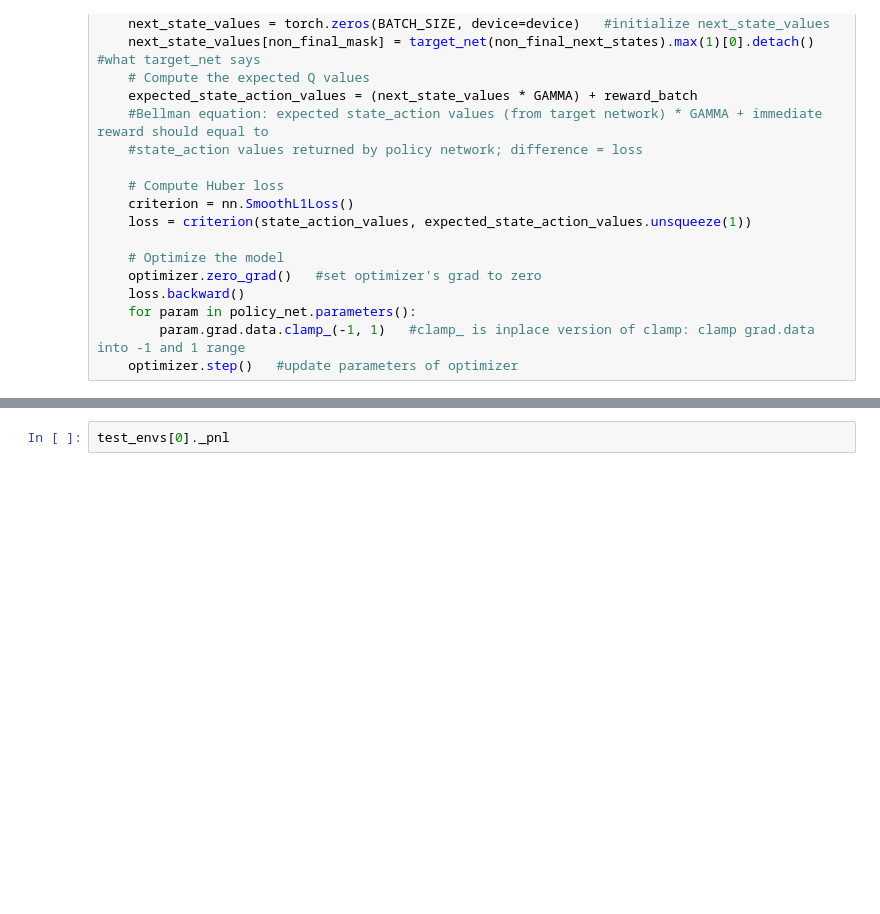
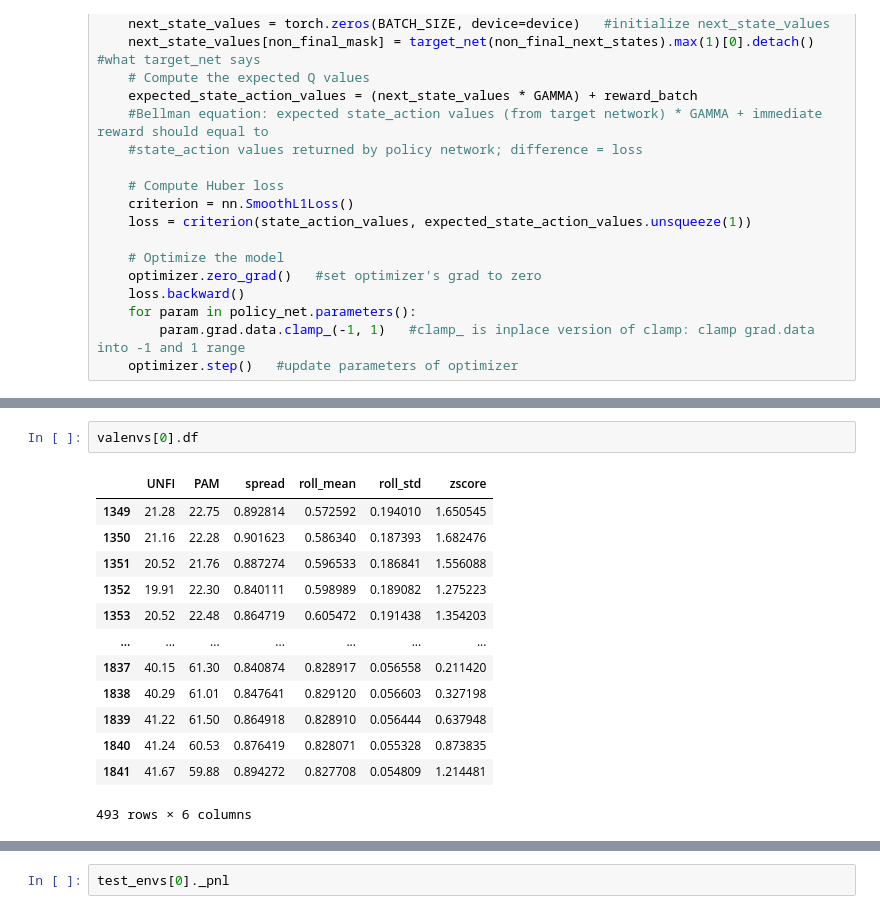
Before and after one commit to waikho/MADS_Capstone, a Jupyter notebook: RL/Pair_Trading_DQN.ipynb, the cells around one changed output, grey strips where cells are left out. Cells and saved outputs as stored; diff of their text form; blank space fills up the shorter version.

```diff
--- a/RL/Pair_Trading_DQN.ipynb
+++ b/RL/Pair_Trading_DQN.ipynb
@@ -931,3 +1040,19 @@ print('Complete')
+# %%
+valenvs[0].df
+# %% [output]
+|  | UNFI | PAM | spread | roll_mean | roll_std | zscore |
+| 1349 | 21.28 | 22.75 | 0.892814 | 0.572592 | 0.194010 | 1.650545 |
+| 1350 | 21.16 | 22.28 | 0.901623 | 0.586340 | 0.187393 | 1.682476 |
+| 1351 | 20.52 | 21.76 | 0.887274 | 0.596533 | 0.186841 | 1.556088 |
+| 1352 | 19.91 | 22.30 | 0.840111 | 0.598989 | 0.189082 | 1.275223 |
+| 1353 | 20.52 | 22.48 | 0.864719 | 0.605472 | 0.191438 | 1.354203 |
+| ... | ... | ... | ... | ... | ... | ... |
+| 1837 | 40.15 | 61.30 | 0.840874 | 0.828917 | 0.056558 | 0.211420 |
+| 1838 | 40.29 | 61.01 | 0.847641 | 0.829120 | 0.056603 | 0.327198 |
+| 1839 | 41.22 | 61.50 | 0.864918 | 0.828910 | 0.056444 | 0.637948 |
+| 1840 | 41.24 | 60.53 | 0.876419 | 0.828071 | 0.055328 | 0.873835 |
+| 1841 | 41.67 | 59.88 | 0.894272 | 0.827708 | 0.054809 | 1.214481 |
+493 rows × 6 columns
 # %%
 ###plot###
 #fill in latest model
```
Also changed, not shown: parts of 18 cells of this notebook, 4 other files.
